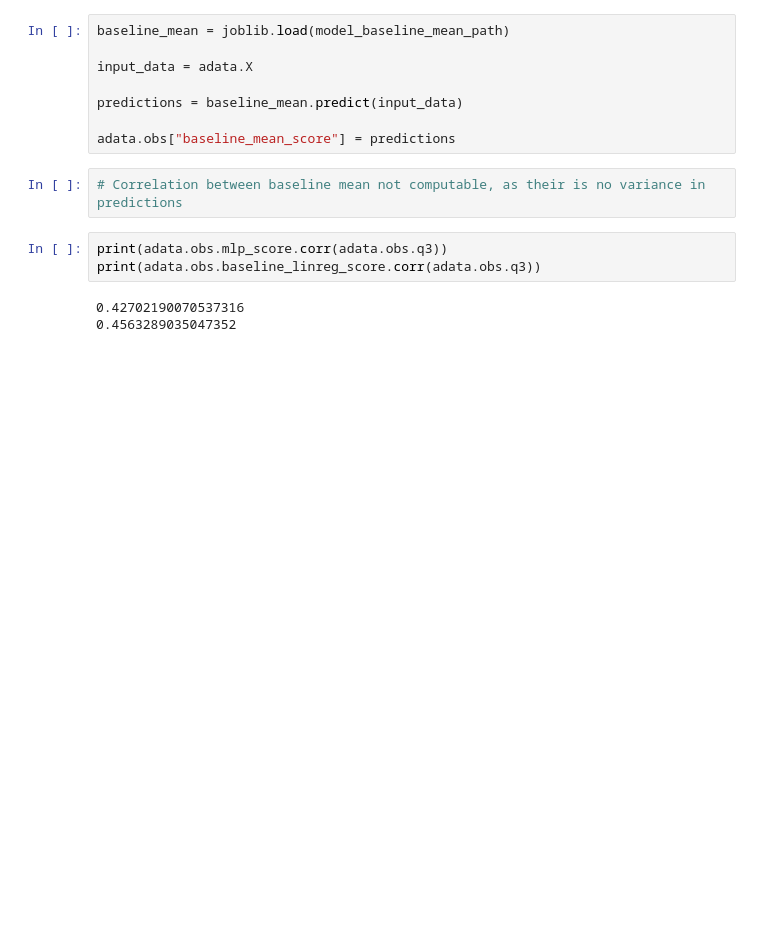
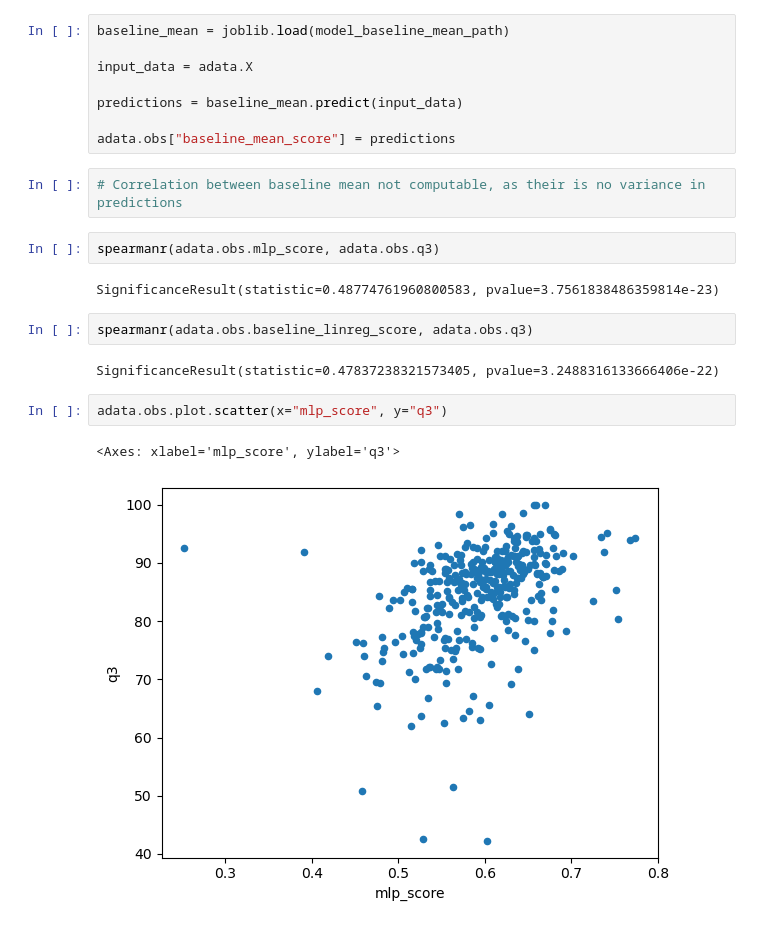
Before and after one commit to LeonHafner/PP2_reliability_score_pred, a Jupyter notebook: scripts/downstream/predict_secondary_structure.ipynb, the cells around one changed output. Cells and saved outputs as stored; diff of their text form; blank space fills up the shorter version.

Commit message:
add scatter plot

```diff
--- a/scripts/downstream/predict_secondary_structure.ipynb
+++ b/scripts/downstream/predict_secondary_structure.ipynb
@@ -67,8 +68,15 @@ adata.obs["baseline_mean_score"] = predictions
 # %%
 # Correlation between baseline mean not computable, as their is no variance in predictions
 # %%
-print(adata.obs.mlp_score.corr(adata.obs.q3))
-print(adata.obs.baseline_linreg_score.corr(adata.obs.q3))
+spearmanr(adata.obs.mlp_score, adata.obs.q3)
 # %% [output]
-0.42702190070537316
-0.4563289035047352
+SignificanceResult(statistic=0.48774761960800583, pvalue=3.7561838486359814e-23)
+# %%
+spearmanr(adata.obs.baseline_linreg_score, adata.obs.q3)
+# %% [output]
+SignificanceResult(statistic=0.47837238321573405, pvalue=3.2488316133666406e-22)
+# %%
+adata.obs.plot.scatter(x="mlp_score", y="q3")
+# %% [output]
+<Axes: xlabel='mlp_score', ylabel='q3'>
+[figure, added]
```
Also changed, not shown: parts of 2 cells of this notebook.
